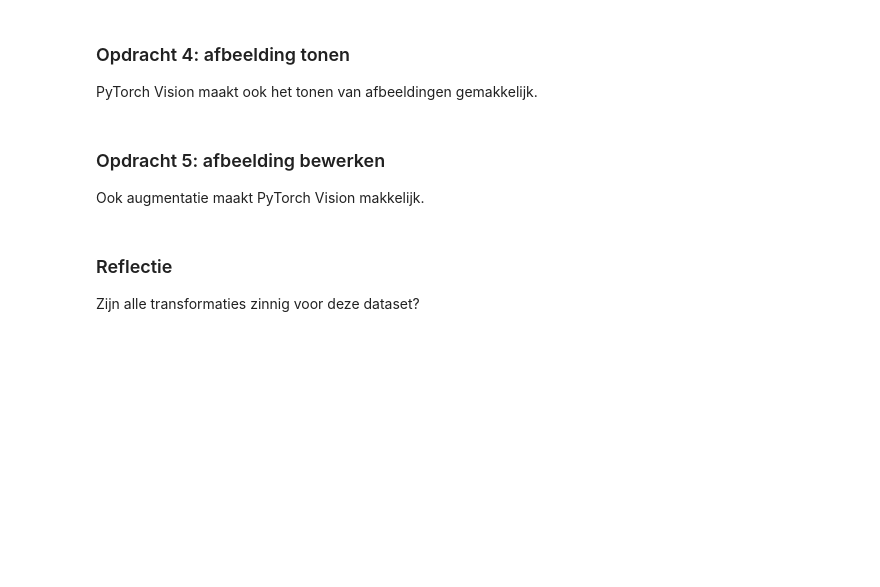
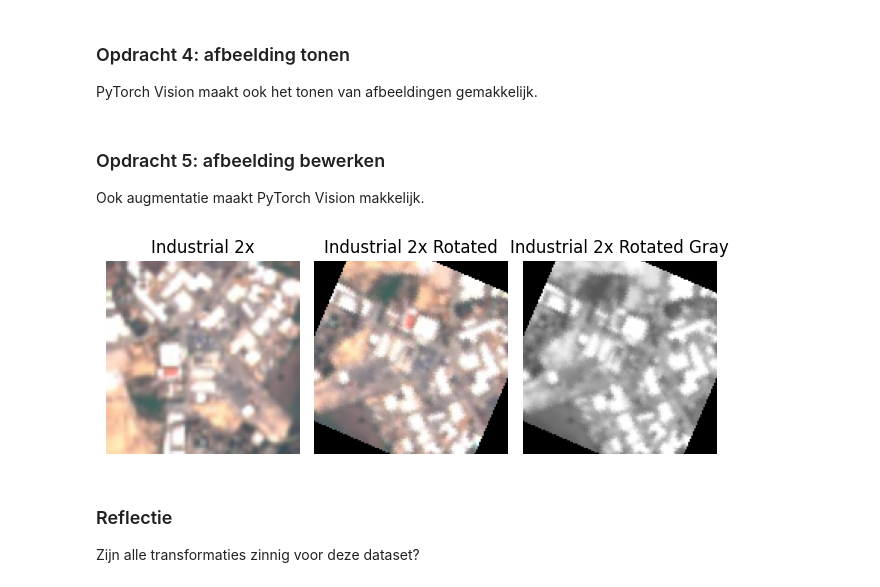
Before and after one commit to KajalRajesh/MakeAIWork3, a Jupyter notebook: practica/Lessen/02. Data augementatie/Practicum/data-augmentation-practicum.ipynb, the cells around one changed output. Drawn from its saved outputs; the diff is of its cells as text; code cells hidden in the pictures; blank space fills up the shorter version.

```diff
--- a/practica/Lessen/02. Data augementatie/Practicum/data-augmentation-practicum.ipynb
+++ b/practica/Lessen/02. Data augementatie/Practicum/data-augmentation-practicum.ipynb
@@ -48,6 +48,22 @@ https://pytorch.org/vision/stable/io.html
 # c. Bekijk de documentatie van de PyTorch io module
 
 # d. Laad de afbeelding 'Industrial_1.jpg' in (variable 'industrial')
+# %%
+import torch
+import torch.nn as nn
+import torchvision.transforms as transforms
+import matplotlib.pyplot as plt
+from PIL import Image
+from torchvision import io
+import matplotlib.pyplot as plt
+from torchvision.utils import make_grid
+import torchvision
+
+# Path to the input image
+img_path = "./../../../pics/2750/Industrial/Industrial_1001.jpg"
+
+# Read the image using PyTorch's io module
+industrial = io.read_image(img_path)
 # %% [markdown]
 ### Opdracht 4: afbeelding tonen
 
@@ -74,3 +96,51 @@ Ook augmentatie maakt PyTorch Vision makkelijk.
 # e. Sla de bewerkte afbeeldingen op
 
 # f. Toon alle varianten in een grid
+# %%
+#Schaal de afbeelding op naar 2x de originele grootte (variable 'industrial_2x')
+transform_2x = transforms.Resize((industrial.shape[1] * 2, industrial.shape[2] * 2))
+industrial_2x = transform_2x(industrial)
+
+#Voer een willekeurige rotatie uit op de vergrote afbeelding (variable 'industrial_2x_rot'
+transform_rot = transforms.RandomRotation(degrees=(-180, 180))
+industrial_2x_rot = transform_rot(industrial_2x)
+
+#Converteer de bewerkte afbeelding naar grijstinten (variable 'industrial_2x_rot_gray')
+transform_gray = transforms.Grayscale()
+industrial_2x_rot_gray = transform_gray(industrial_2x_rot)
+
+#save
+# Normalize the tensor values to the range [0, 1]
+industrial_2x = industrial_2x / 255.0
+industrial_2x_rot = industrial_2x_rot / 255.0
+industrial_2x_rot_gray = industrial_2x_rot_gray / 255.0
+
+# Save the edited images
+torchvision.utils.save_image(industrial_2x, "industrial_2x.jpg")
+torchvision.utils.save_image(industrial_2x_rot, "industrial_2x_rot.jpg")
+torchvision.utils.save_image(industrial_2x_rot_gray, "industrial_2x_rot_gray.jpg")
+
+
+# Create a grid of subplots
+fig, axs = plt.subplots(1, 3)
+
+# Plot the images in the subplots
+axs[0].imshow(industrial_2x.permute(1, 2, 0))
+axs[0].set_title("Industrial 2x")
+axs[0].axis('off')
+
+axs[1].imshow(industrial_2x_rot.permute(1, 2, 0))
+axs[1].set_title("Industrial 2x Rotated")
+axs[1].axis('off')
+
+axs[2].imshow(industrial_2x_rot_gray.squeeze(), cmap='gray')
+axs[2].set_title("Industrial 2x Rotated Gray")
+axs[2].axis('off')
+
+# Adjust the spacing between subplots
+plt.tight_layout()
+
+# Show the grid of images
+plt.show()
+# %% [output]
+[figure, added]
```
Also changed, not shown: parts of 4 cells of this notebook, 16 other files.
